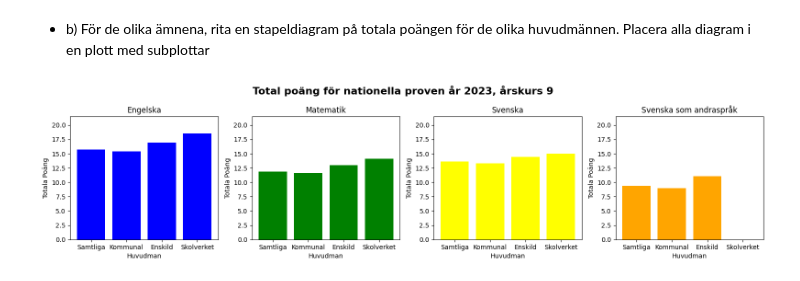
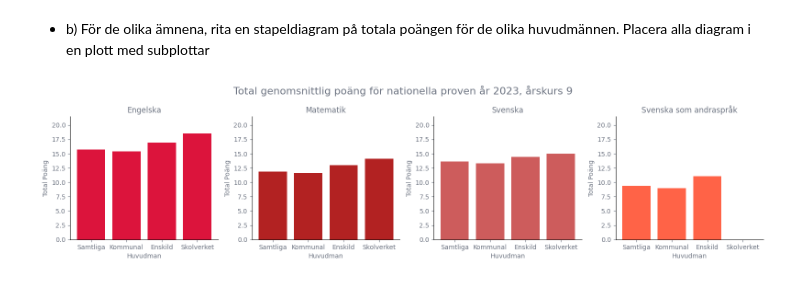
Before and after one commit to Natali-Dev/Labb_2, a Jupyter notebook: Uppgift1.ipynb, the cells around one changed output. Saved outputs shown, nothing was run; the diff lists cells and outputs as text; code cells hidden in the pictures.

```diff
--- a/Uppgift1.ipynb
+++ b/Uppgift1.ipynb
@@ -37,23 +37,27 @@ df_list[3]  #Testutskrift på index 3
 # %%
 import matplotlib.pyplot as plt
 
 titles = ["Engelska", "Matematik", "Svenska", "Svenska som andraspråk"] #Titlarna
-colors = ["Blue", "Green", "Yellow", "Orange"]                          # Unik färg för varje sub-plot
+colors = ["#DC143C", "#B22222", "#CD5C5C", "#FF6347"]                          # Unik färg för varje sub-plot
+GRAY ="#6b7280"
 
 fig, ax = plt.subplots(1,len(df_list),figsize =(16,4))                  #Skapa fig och ax objekt, antal subplottar = Längden på df_list. Sätter figurens storlek
 for ax, df, titles, colors in zip(ax, df_list, titles, colors):         #Loopa igenom dessa listor och..
     ax.bar(df["Huvudman"], df["Totalt (Poäng)"], color=colors)          #Skapa stapeldiagram med x="Huvudman", y="Totalt (Poäng)", Sätt en unik färg för varje sub-plot
-    ax.set(
-        title=titles,                                                   #Sätt titlar och x-y-label
-        ylabel = "Totala Poäng",
-        xlabel = "Huvudman",
+    ax.set(                                                                                      #Sätt titlar och x-y-label
         ylim= (0, max(df["Totalt (Poäng)"].max() for df in df_list)+3)  #Sätt y-max värde till maxvärde +3 från kolumnen ["Totalt (Poäng)"]
         )
-fig.suptitle("Total poäng för nationella proven år 2023, årskurs 9",fontsize=16, fontweight="bold") #Lägg en titel för hela figuren
-plt.tight_layout(pad=1)     #Få mer white-space mellan subplottar och figurens kant
+    ax.set_title(label=titles, color=GRAY)
+    ax.set_xlabel("Huvudman", color=GRAY)
+    ax.set_ylabel("Total Poäng", color=GRAY)
+    ax.tick_params(axis="both", colors=GRAY)
+    ax.spines[["top","right"]].set_visible(False)
+
+fig.suptitle("Total genomsnittlig poäng för nationella proven år 2023, årskurs 9",fontsize=16, color=GRAY) #Lägg en titel för hela figuren
+fig.tight_layout(pad=1)     #Få mer white-space mellan subplottar och figurens kant
 fig.savefig("visualiseringar/Uppgift1")     #Spara
 # %% [output]
-[figure, old version]
+[figure, new version]
 # %%
 #1. ta bort index [0][0] och [1][0] / där den innehåller unnamed
 #2. slica alla kolumner som är på [i][0] och gör dom till en
```
Also changed, not shown: parts of 1 cell of this notebook, 8 other files.
